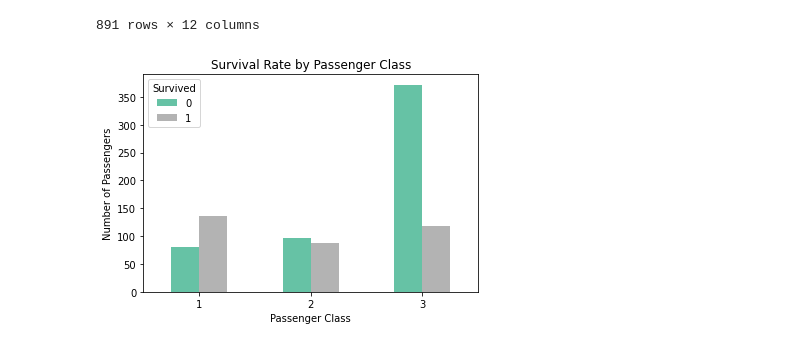
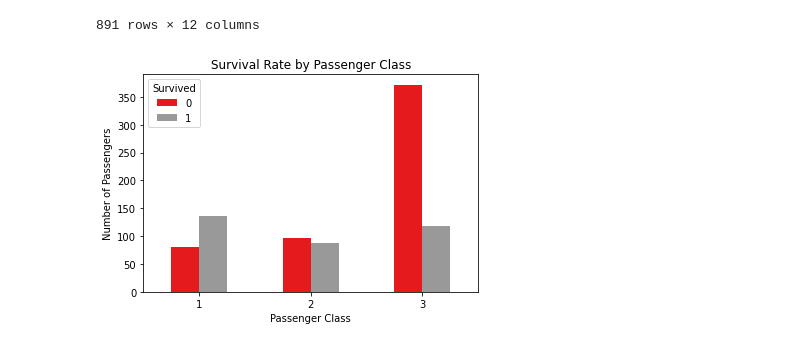
Before and after one commit to zart2016/titanic_dataset, a Jupyter notebook: Titanic.ipynb, the cells around one changed output. Cells and saved outputs as stored; diff of their text form; code cells hidden in the pictures.

```diff
--- a/Titanic.ipynb
+++ b/Titanic.ipynb
@@ -109,13 +109,13 @@ data
 # %%
 # Count survivors and non-survivors in each class
 survived_counts = data.groupby("Pclass")["Survived"].value_counts().unstack(fill_value=0)
 
 # Create the bar chart
-survived_counts.plot(kind="bar", colormap="Set2")
+survived_counts.plot(kind="bar", colormap="Set1")
 plt.title("Survival Rate by Passenger Class")
 plt.xlabel("Passenger Class")
 plt.ylabel("Number of Passengers")
 plt.xticks(rotation=0)
 plt.show()
 # %% [output]
-[figure, old version]
+[figure, new version]
```
